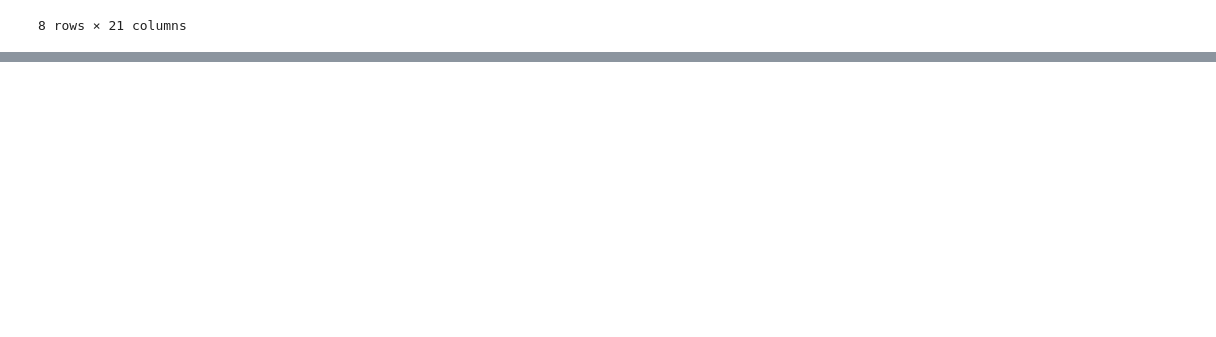
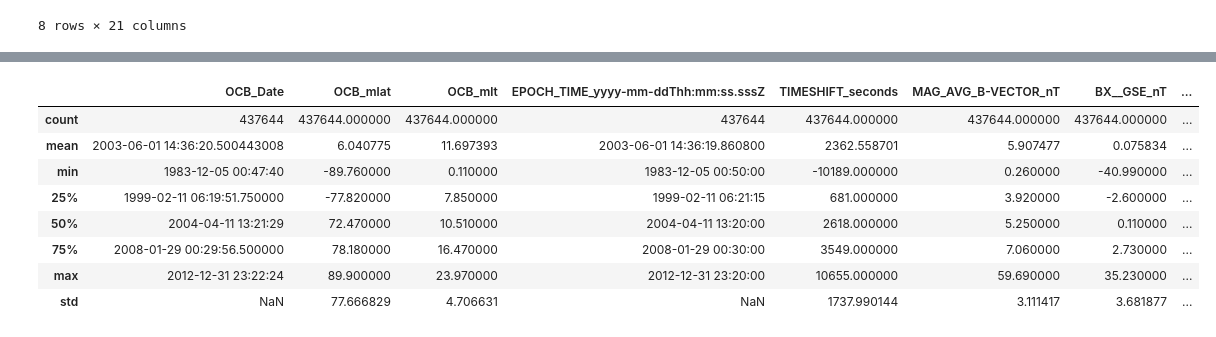
Before and after one commit to arnavsingh0/OCB_modeling, a Jupyter notebook: dayside.ipynb, the cells around one changed output, grey strips where cells are left out. Drawn from its saved outputs; the diff is of its cells as text; code cells hidden in the pictures; blank space fills up the shorter version.

```diff
--- a/dayside.ipynb
+++ b/dayside.ipynb
@@ -69,0 +116,7 @@ There are more data points in this file than in the Nightside files! Amazing.
+# %%
+omni_df = pd.read_parquet("data/5minOMNI.parquet")
+# Sort both DataFrames by the datetime column
+day_df = day_df.sort_values('OCB_Date')
+omni_df = omni_df.sort_values('EPOCH_TIME_yyyy-mm-ddThh:mm:ss.sssZ')
+
+omni_df.describe()
@@ -69,0 +133,7 @@ There are more data points in this file than in the Nightside files! Amazing.
+# %%
+day_df = day_df[~((day_df['OCB_Date'].dt.month == 12) &
+          (day_df['OCB_Date'].dt.day == 31) &
+          (day_df['OCB_Date'].dt.hour == 23) &
+          (day_df['OCB_Date'].dt.minute == 59) &
+          (day_df['OCB_Date'].dt.second == 59))]
+day_df.describe()
@@ -69,0 +150,21 @@ There are more data points in this file than in the Nightside files! Amazing.
+# %%
+dayside_merged_df = pd.merge_asof(
+    day_df,
+    omni_df,
+    left_on='OCB_Date',
+    right_on='EPOCH_TIME_yyyy-mm-ddThh:mm:ss.sssZ',
+    tolerance=pd.Timedelta('5 minutes'),
+    direction='nearest'
+)
+dayside_merged_df = dayside_merged_df.dropna()
+dayside_merged_df.describe()
+# %% [output]
+|  | OCB_Date | OCB_mlat | OCB_mlt | EPOCH_TIME_yyyy-mm-ddThh:mm:ss.sssZ | TIMESHIFT_seconds | MAG_AVG_B-VECTOR_nT | BX__GSE_nT | ... |
+| count | 437644 | 437644.000000 | 437644.000000 | 437644 | 437644.000000 | 437644.000000 | 437644.000000 | ... |
+| mean | 2003-06-01 14:36:20.500443008 | 6.040775 | 11.697393 | 2003-06-01 14:36:19.860800 | 2362.558701 | 5.907477 | 0.075834 | ... |
+| min | 1983-12-05 00:47:40 | -89.760000 | 0.110000 | 1983-12-05 00:50:00 | -10189.000000 | 0.260000 | -40.990000 | ... |
+| 25% | 1999-02-11 06:19:51.750000 | -77.820000 | 7.850000 | 1999-02-11 06:21:15 | 681.000000 | 3.920000 | -2.600000 | ... |
+| 50% | 2004-04-11 13:21:29 | 72.470000 | 10.510000 | 2004-04-11 13:20:00 | 2618.000000 | 5.250000 | 0.110000 | ... |
+| 75% | 2008-01-29 00:29:56.500000 | 78.180000 | 16.470000 | 2008-01-29 00:30:00 | 3549.000000 | 7.060000 | 2.730000 | ... |
+| max | 2012-12-31 23:22:24 | 89.900000 | 23.970000 | 2012-12-31 23:20:00 | 10655.000000 | 59.690000 | 35.230000 | ... |
+| std | NaN | 77.666829 | 4.706631 | NaN | 1737.990144 | 3.111417 | 3.681877 | ... |
```
Also changed, not shown: parts of 7 cells of this notebook, 9 other files.
